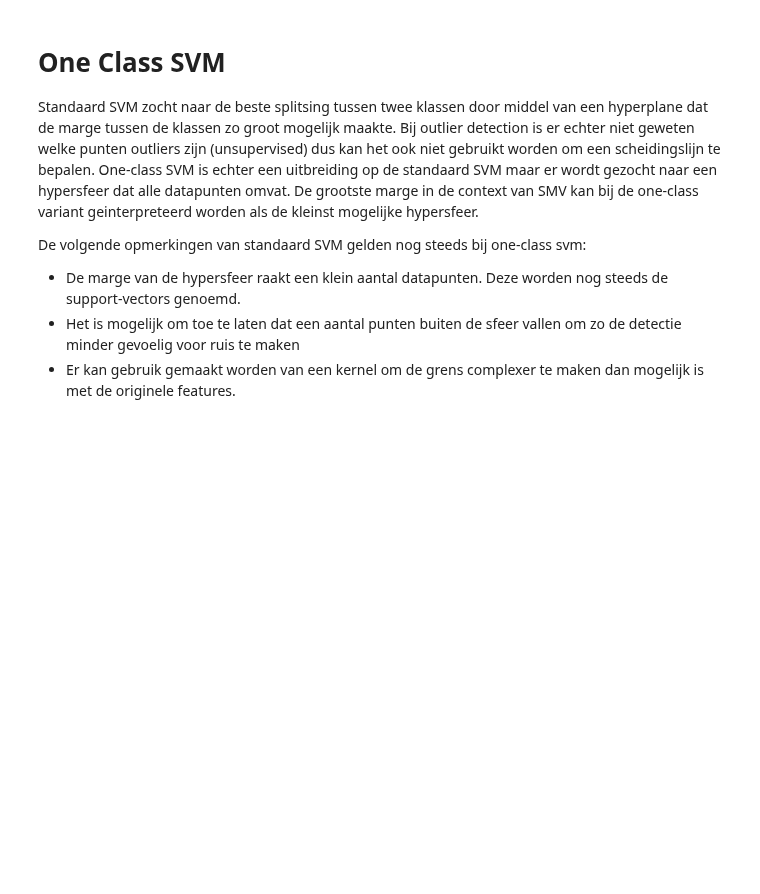
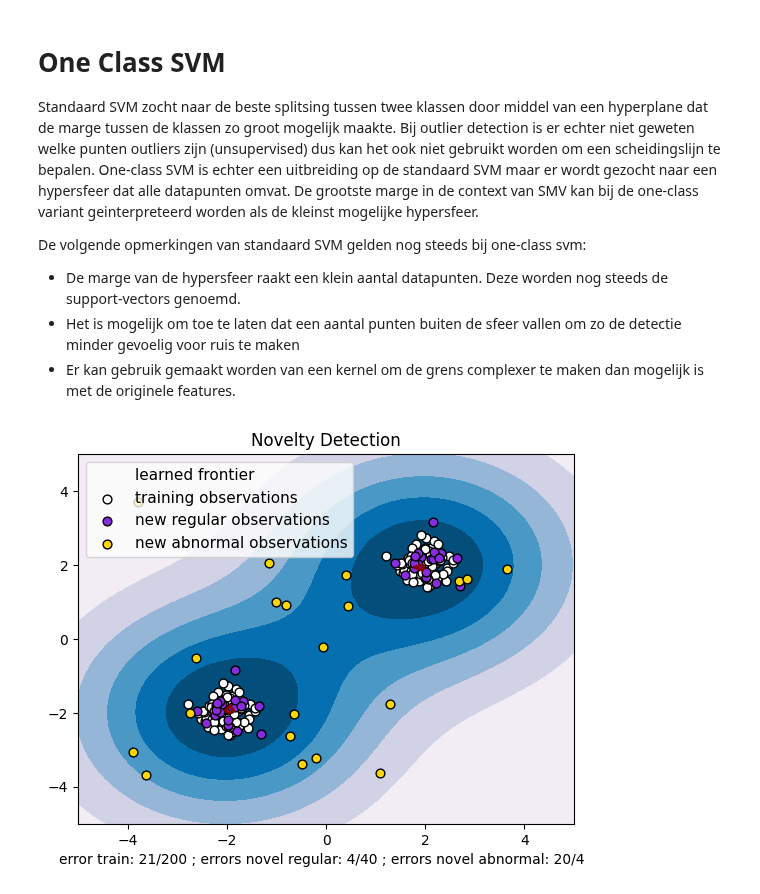
Before and after one commit to Data-Science-2425/Leerstof, a Jupyter notebook: Week 10/02_AnomalyDetection.ipynb, the cells around one changed output. Saved outputs shown, nothing was run; the diff lists cells and outputs as text; code cells hidden in the pictures; blank space fills up the shorter version.

```diff
--- a/Week 10/02_AnomalyDetection.ipynb
+++ b/Week 10/02_AnomalyDetection.ipynb
@@ -122,32 +141,44 @@ De volgende opmerkingen van standaard SVM gelden nog steeds bij one-class svm:
 from sklearn.svm import OneClassSVM
 
 # fit the model
+model = OneClassSVM(nu=0.9)
+model.fit(X_train)
+
+# bereken van de waarden onderaan
+y_pred_train = model.predict(X_train)
+y_pred_test = model.predict(X_test)
+y_pred_outliers = model.predict(X_outliers)
+n_error_train = y_pred_train[y_pred_train==1].size
+n_error_test = y_pred_test[y_pred_test==1].size # hoeveel in X_test correct geclassificeerd als inlier
+n_error_outliers = y_pred_outliers[y_pred_outliers==-1].size
 
 # plot the line, the points, and the nearest vectors to the plane
-Z = clf.decision_function(np.c_[xx.ravel(), yy.ravel()])
+Z = model.decision_function(np.c_[xx.ravel(), yy.ravel()])
 Z = Z.reshape(xx.shape)
 
 plt.title("Novelty Detection")
 plt.contourf(xx, yy, Z, levels=np.linspace(Z.min(), 0, 7), cmap=plt.cm.PuBu)
 a = plt.contour(xx, yy, Z, levels=[0], linewidths=2, colors='darkred')
 plt.contourf(xx, yy, Z, levels=[0, Z.max()], colors='palevioletred')
 
 s = 40
 b1 = plt.scatter(X_train[:, 0], X_train[:, 1], c='white', s=s, edgecolors='k')
 b2 = plt.scatter(X_test[:, 0], X_test[:, 1], c='blueviolet', s=s,
                  edgecolors='k')
 c = plt.scatter(X_outliers[:, 0], X_outliers[:, 1], c='gold', s=s,
                 edgecolors='k')
 plt.axis('tight')
 plt.xlim((-5, 5))
 plt.ylim((-5, 5))
 plt.legend([a.collections[0], b1, b2, c],
            ["learned frontier", "training observations",
             "new regular observations", "new abnormal observations"],
            loc="upper left",
            prop=matplotlib.font_manager.FontProperties(size=11))
 plt.xlabel(
     "error train: %d/200 ; errors novel regular: %d/40 ; "
     "errors novel abnormal: %d/40"
     % (n_error_train, n_error_test, n_error_outliers))
 plt.show()
+# %% [output]
+[figure, added]
```
Also changed, not shown: parts of 2 cells of this notebook.
